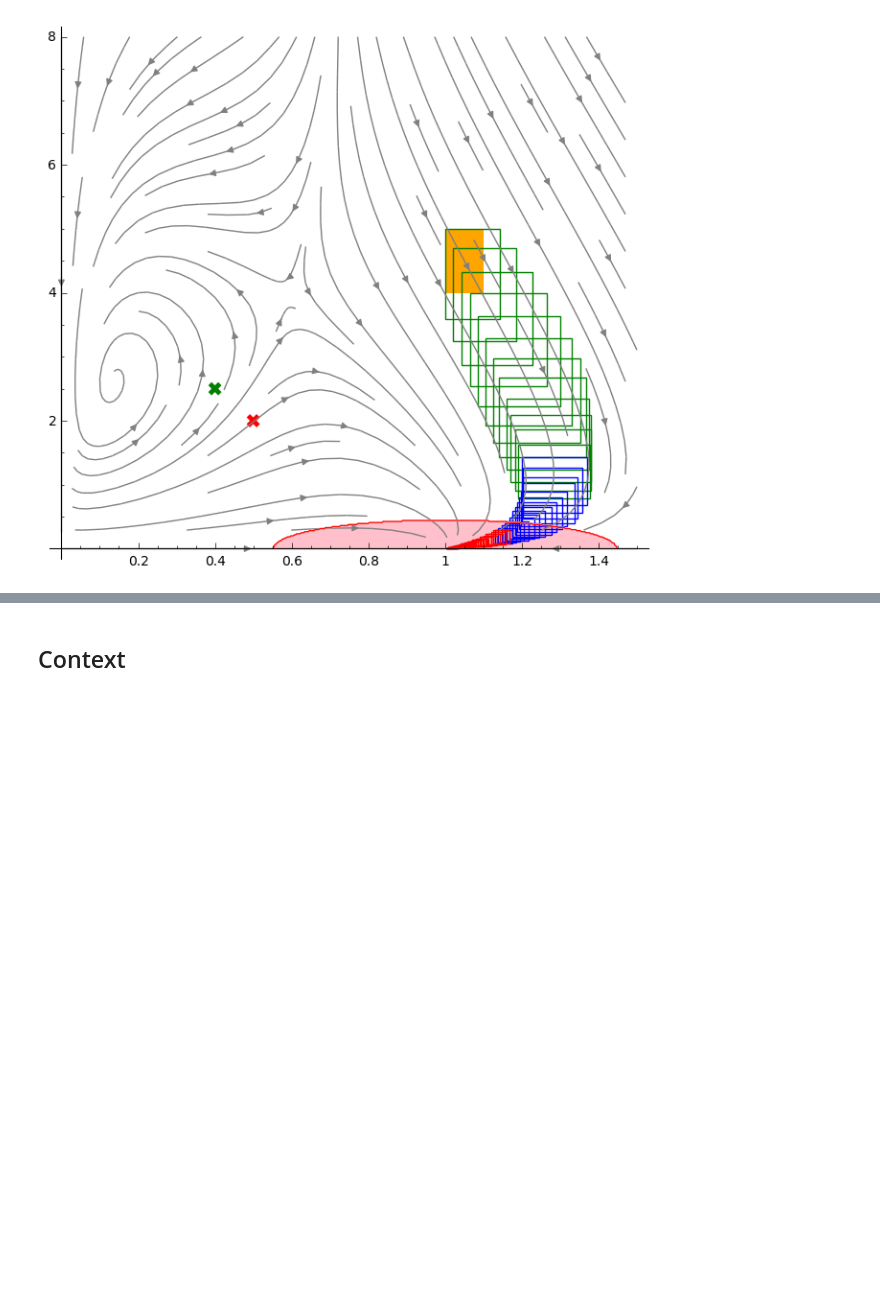
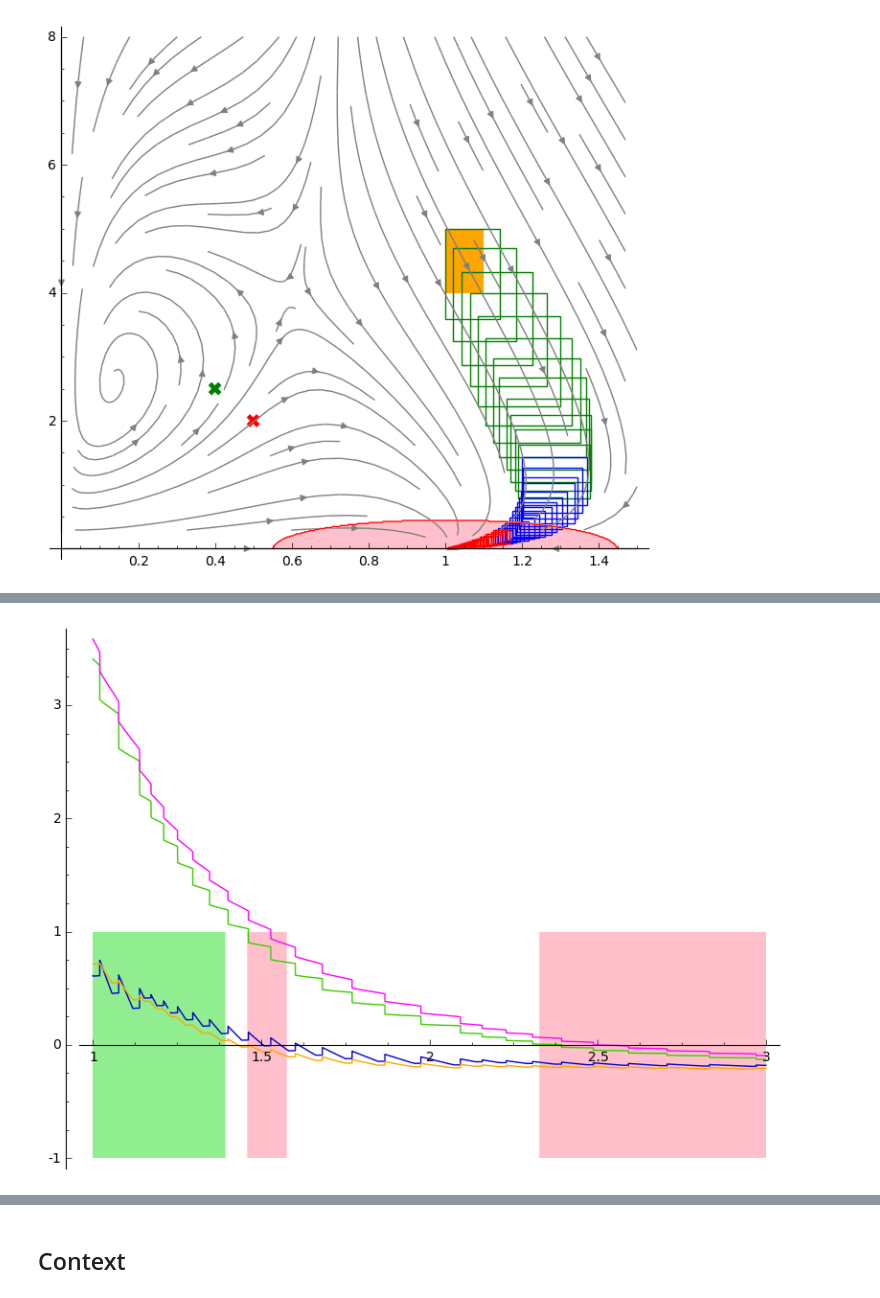
Before and after one commit to twright/Logic-of-Behaviour-in-Uncertain-Contexts, a Jupyter notebook: Whelks and lobsters context 2.ipynb, the cells around one changed output, grey strips where cells are left out. Drawn from its saved outputs; the diff is of its cells as text; code cells hidden in the pictures; blank space fills up the shorter version.

```diff
--- a/Whelks and lobsters context 2.ipynb
+++ b/Whelks and lobsters context 2.ipynb
@@ -169,0 +215,4 @@ roots = reach.roots(P.p, P.dpdt(vf))
+# %%
+p1 + p2 + sig.to_domain(RIF(1, 3)).plot(aspect_ratio='automatic')
+# %% [output]
+[figure, added]
```
Also changed, not shown: parts of 35 cells of this notebook, 7 other files.
